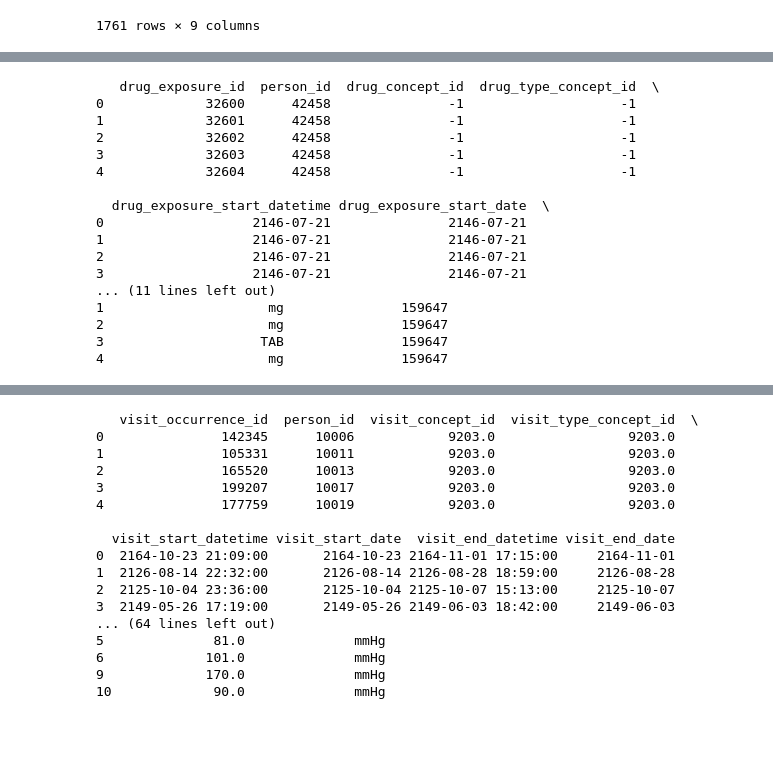
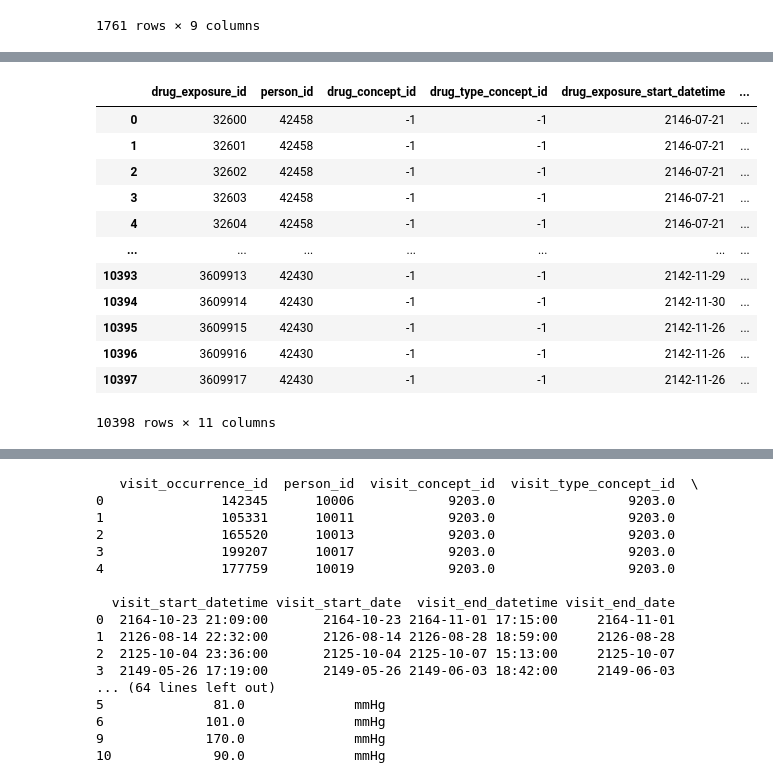
Before and after one commit to Mehd212/MIMICETL, a Jupyter notebook: main.ipynb, the cells around one changed output, grey strips where cells are left out. Saved outputs shown, nothing was run; the diff lists cells and outputs as text; code cells hidden in the pictures; blank space fills up the shorter version.

```diff
--- a/main.ipynb
+++ b/main.ipynb
@@ -544,3 +598,7 @@ condition_occurrence
 | 1759 | 397676 | 44228 | 138384 | 19 | 2170-12-15 03:14:00 | ... |
 | 1760 | 397677 | 44228 | 439777 | 19 | 2170-12-15 03:14:00 | ... |
 1761 rows × 9 columns
+# %%
+mapped_drugs = mapped_drugs.drop_duplicates(['sourceName'])
+
+mapped_drugs
@@ -547,37 +614,33 @@ condition_occurrence
 # %%
 drug_exposure = pd.DataFrame({
     'drug_exposure_id': prescriptions_data['row_id'],
     'person_id': prescriptions_data['subject_id'],
-    'drug_concept_id': -1,  # FIXME
+    'drug_concept_id': prescriptions_data['drug'].map(mapped_drugs.set_index('sourceName')['targetConceptId']).fillna(-1).astype(int),
     'drug_type_concept_id': -1,  # FIXME
     'drug_exposure_start_datetime': pd.to_datetime(prescriptions_data['startdate']),
     'drug_exposure_start_date': pd.to_datetime(prescriptions_data['startdate']).dt.date,
     'drug_exposure_end_datetime': pd.to_datetime(prescriptions_data['enddate']).fillna(pd.NaT),
     'drug_exposure_end_date': pd.to_datetime(prescriptions_data['enddate']).dt.date.fillna(pd.to_datetime('1970-01-01')),
     'quantity': pd.to_numeric(prescriptions_data['dose_val_rx'], errors='coerce'),
     'dose_unit_source_value': prescriptions_data['dose_unit_rx'],
     'visit_occurrence_id': prescriptions_data['hadm_id']
 })
 
-print(drug_exposure.head())
+drug_exposure
 # %% [output]
+|  | drug_exposure_id | person_id | drug_concept_id | drug_type_concept_id | drug_exposure_start_datetime | ... |
+| 0 | 32600 | 42458 | -1 | -1 | 2146-07-21 | ... |
+| 1 | 32601 | 42458 | -1 | -1 | 2146-07-21 | ... |
+| 2 | 32602 | 42458 | -1 | -1 | 2146-07-21 | ... |
+| 3 | 32603 | 42458 | -1 | -1 | 2146-07-21 | ... |
+| 4 | 32604 | 42458 | -1 | -1 | 2146-07-21 | ... |
+| ... | ... | ... | ... | ... | ... | ... |
+| 10393 | 3609913 | 42430 | -1 | -1 | 2142-11-29 | ... |
+| 10394 | 3609914 | 42430 | -1 | -1 | 2142-11-30 | ... |
+| 10395 | 3609915 | 42430 | -1 | -1 | 2142-11-26 | ... |
+| 10396 | 3609916 | 42430 | -1 | -1 | 2142-11-26 | ... |
+| 10397 | 3609917 | 42430 | -1 | -1 | 2142-11-26 | ... |
-   drug_exposure_id  person_id  drug_concept_id  drug_type_concept_id  \
-0             32600      42458               -1                    -1
-1             32601      42458               -1                    -1
-2             32602      42458               -1                    -1
-3             32603      42458               -1                    -1
-4             32604      42458               -1                    -1
-
-  drug_exposure_start_datetime drug_exposure_start_date  \
-0                   2146-07-21               2146-07-21
-1                   2146-07-21               2146-07-21
-2                   2146-07-21               2146-07-21
-3                   2146-07-21               2146-07-21
-... (11 lines left out)
-1                     mg               159647
-2                     mg               159647
-3                    TAB               159647
-4                     mg               159647
+10398 rows × 11 columns
 # %%
 measurement = pd.DataFrame({
     'measurement_id': bp_data['row_id'],
```
Also changed, not shown: parts of 9 cells of this notebook.
